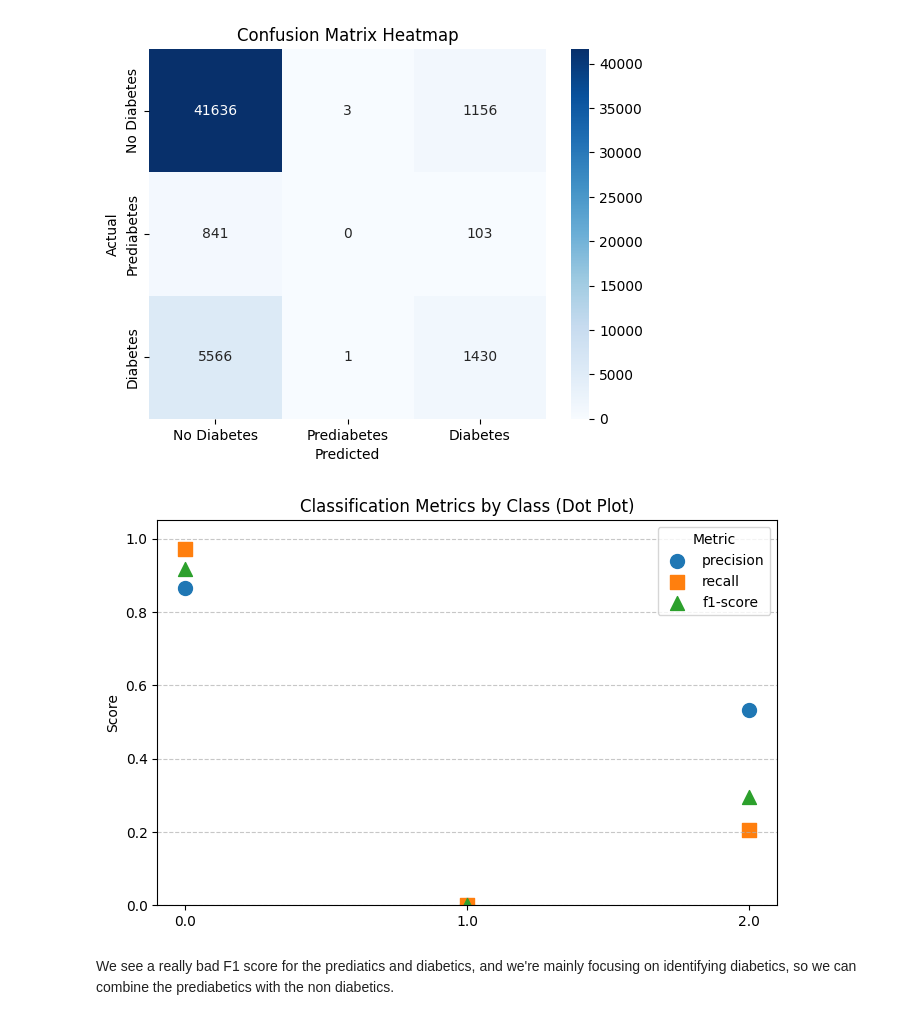
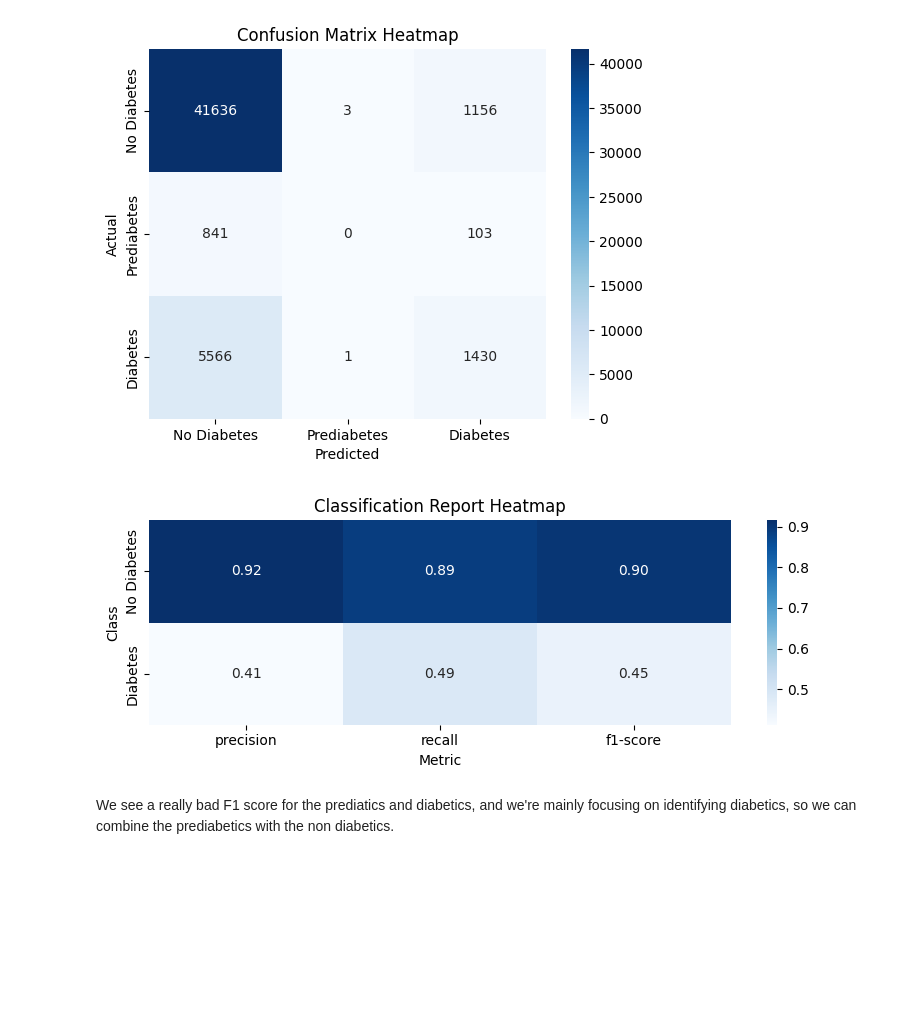
Before and after one commit to tinuh/cmsc320-final-project, a Jupyter notebook: CMSC320_Final_Project.ipynb, the cells around one changed output. Drawn from its saved outputs; the diff is of its cells as text; code cells hidden in the pictures; blank space fills up the shorter version.

```diff
--- a/CMSC320_Final_Project.ipynb
+++ b/CMSC320_Final_Project.ipynb
@@ -388,33 +388,34 @@ plt.title("Confusion Matrix Heatmap")
 plt.show()
 # %% [output]
 [figure]
-# %%
-import matplotlib.pyplot as plt
-import pandas as pd
-from sklearn.metrics import classification_report
-
-# Generate classification report as dictionary
-report_dict = classification_report(y_test, y_pred, output_dict=True)
-report_df = pd.DataFrame(report_dict).transpose()
-
-# Keep only the actual classes and selected metrics
-metrics = ['precision', 'recall', 'f1-score']
-report_df = report_df.loc[report_df.index[:-3], metrics]
-
-# Plot dot plot
-plt.figure(figsize=(8,5))
-markers = ['o', 's', '^']  # different markers for each metric
-for i, metric in enumerate(metrics):
-    plt.scatter(report_df.index, report_df[metric], label=metric, s=100, marker=markers[i])
-
-plt.title('Classification Metrics by Class (Dot Plot)')
-plt.ylabel('Score')
-plt.ylim(0, 1.05)
-plt.legend(title='Metric')
-plt.grid(axis='y', linestyle='--', alpha=0.7)
-plt.show()
-# %% [output]
-[figure, removed]
+# %%
+# This data shows that no diabetes has a string precision, recall, and f1 score
+# the diabetes class instead has a moderate one, so a lot of the data is
+# still going to be incorrectly categorized
+# uses the new data created
+report_dict = classification_report(y_test_binary, y_pred, output_dict=True, zero_division=0)
+
+report_df = pd.DataFrame(report_dict).transpose()
+
+# we are trying to represent these three categories
+metrics = ["precision", "recall", "f1-score"]
+
+# getting the two rows
+class_df = report_df.iloc[:2][metrics]
+
+# Replace the index with proper class names
+class_df.index = ["No Diabetes", "Diabetes"]
+
+plt.figure(figsize=(8, 3))
+sns.heatmap(class_df, annot=True, fmt=".2f", cmap="Blues",
+            yticklabels=class_df.index, xticklabels=metrics)
+plt.title("Classification Report Heatmap")
+plt.ylabel("Class")
+plt.xlabel("Metric")
+plt.tight_layout()
+plt.show()
+# %% [output]
+[figure, added]
 # %% [markdown]
 We see a really bad F1 score for the prediatics and diabetics, and we're mainly focusing on identifying diabetics, so we can combine the prediabetics with the non diabetics.
 # %%
```
Also changed, not shown: 1 other file.
